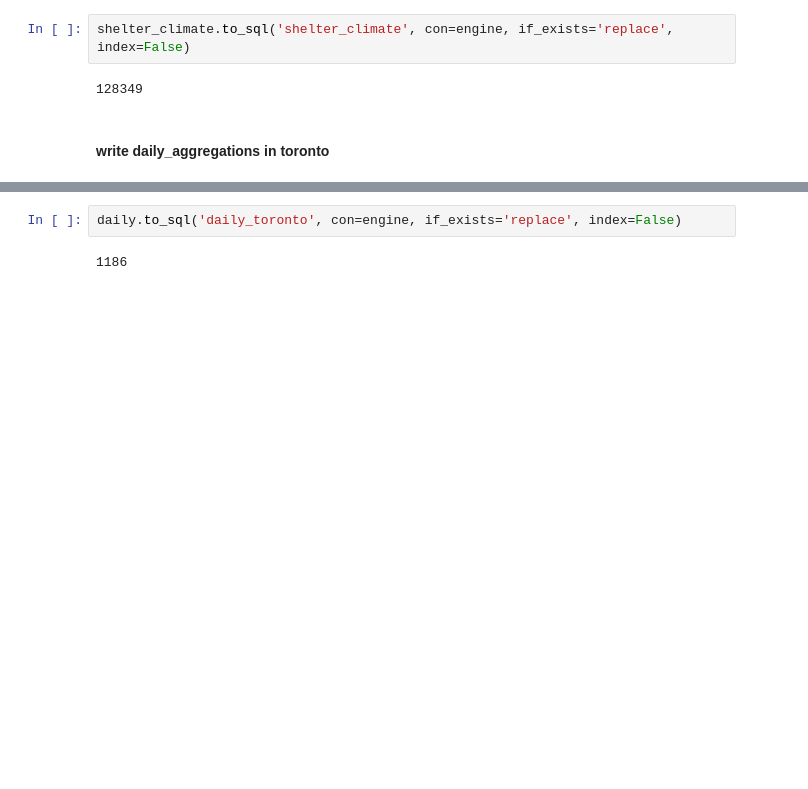
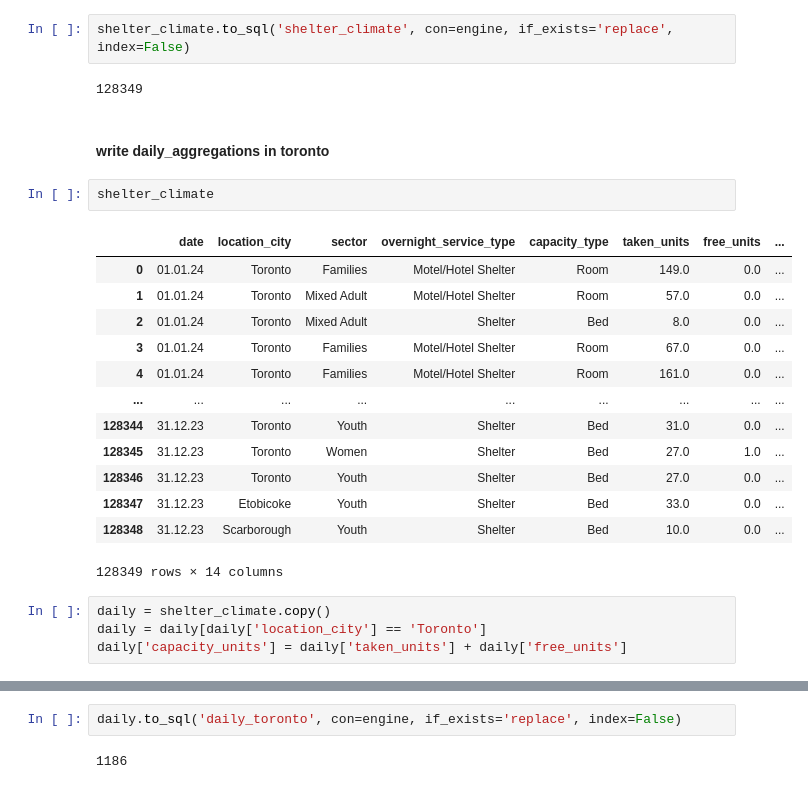
Before and after one commit to jeaend/Predicting_Shelter_Availability, a Jupyter notebook: notebooks/combined_data/data_to_database.ipynb, the cells around one changed output, grey strips where cells are left out. Cells and saved outputs as stored; diff of their text form; blank space fills up the shorter version.

```diff
--- a/notebooks/combined_data/data_to_database.ipynb
+++ b/notebooks/combined_data/data_to_database.ipynb
@@ -73,3 +73,23 @@ shelter_climate.to_sql('shelter_climate', con=engine, if_exists='replace', index
 128349
 # %% [markdown]
 #### write daily_aggregations in toronto
+# %%
+shelter_climate
+# %% [output]
+|  | date | location_city | sector | overnight_service_type | capacity_type | taken_units | free_units | ... |
+| 0 | 01.01.24 | Toronto | Families | Motel/Hotel Shelter | Room | 149.0 | 0.0 | ... |
+| 1 | 01.01.24 | Toronto | Mixed Adult | Motel/Hotel Shelter | Room | 57.0 | 0.0 | ... |
+| 2 | 01.01.24 | Toronto | Mixed Adult | Shelter | Bed | 8.0 | 0.0 | ... |
+| 3 | 01.01.24 | Toronto | Families | Motel/Hotel Shelter | Room | 67.0 | 0.0 | ... |
+| 4 | 01.01.24 | Toronto | Families | Motel/Hotel Shelter | Room | 161.0 | 0.0 | ... |
+| ... | ... | ... | ... | ... | ... | ... | ... | ... |
+| 128344 | 31.12.23 | Toronto | Youth | Shelter | Bed | 31.0 | 0.0 | ... |
+| 128345 | 31.12.23 | Toronto | Women | Shelter | Bed | 27.0 | 1.0 | ... |
+| 128346 | 31.12.23 | Toronto | Youth | Shelter | Bed | 27.0 | 0.0 | ... |
+| 128347 | 31.12.23 | Etobicoke | Youth | Shelter | Bed | 33.0 | 0.0 | ... |
+| 128348 | 31.12.23 | Scarborough | Youth | Shelter | Bed | 10.0 | 0.0 | ... |
+128349 rows × 14 columns
+# %%
+daily = shelter_climate.copy()
+daily = daily[daily['location_city'] == 'Toronto']
+daily['capacity_units'] = daily['taken_units'] + daily['free_units']
```
Also changed, not shown: parts of 5 cells of this notebook, 5 other files.
